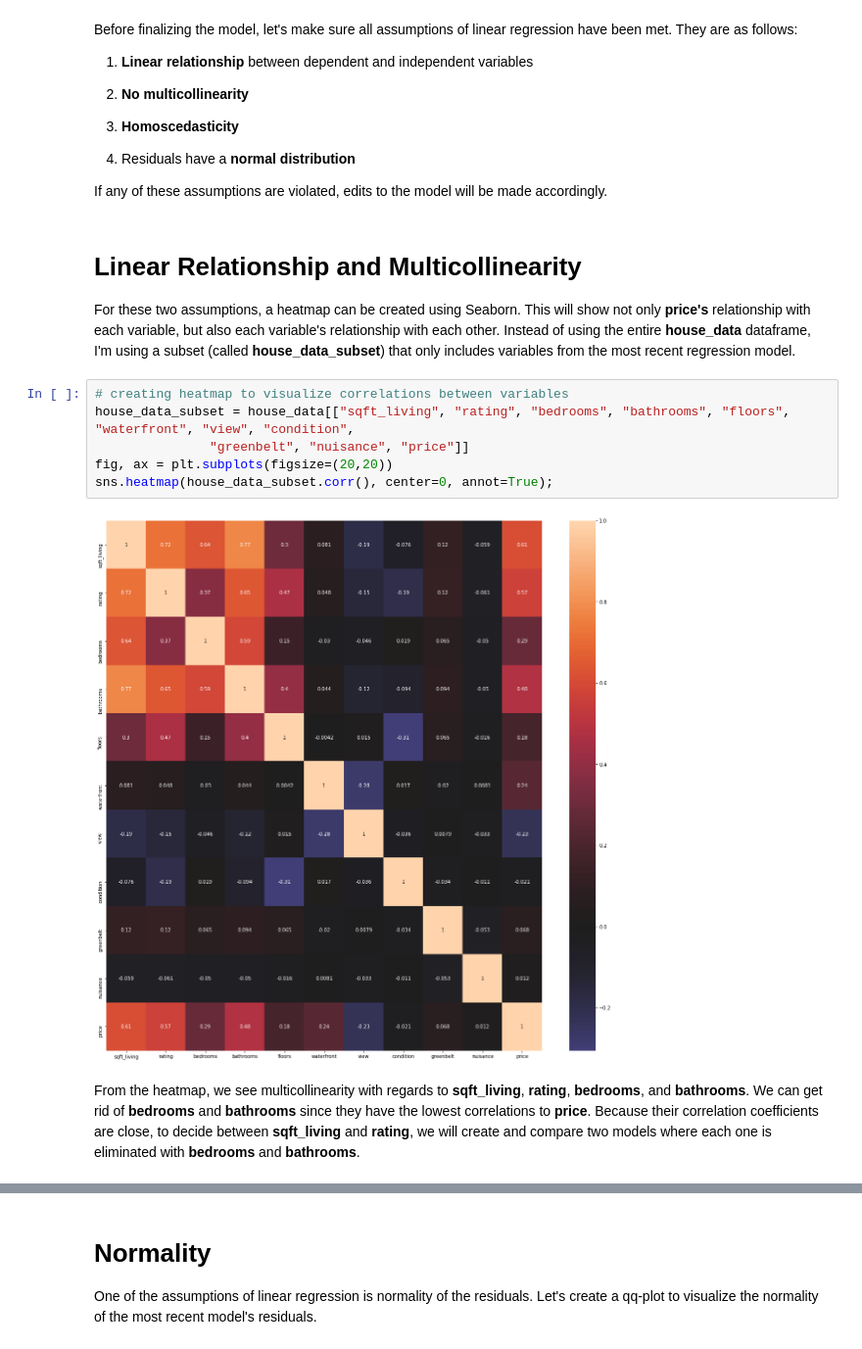
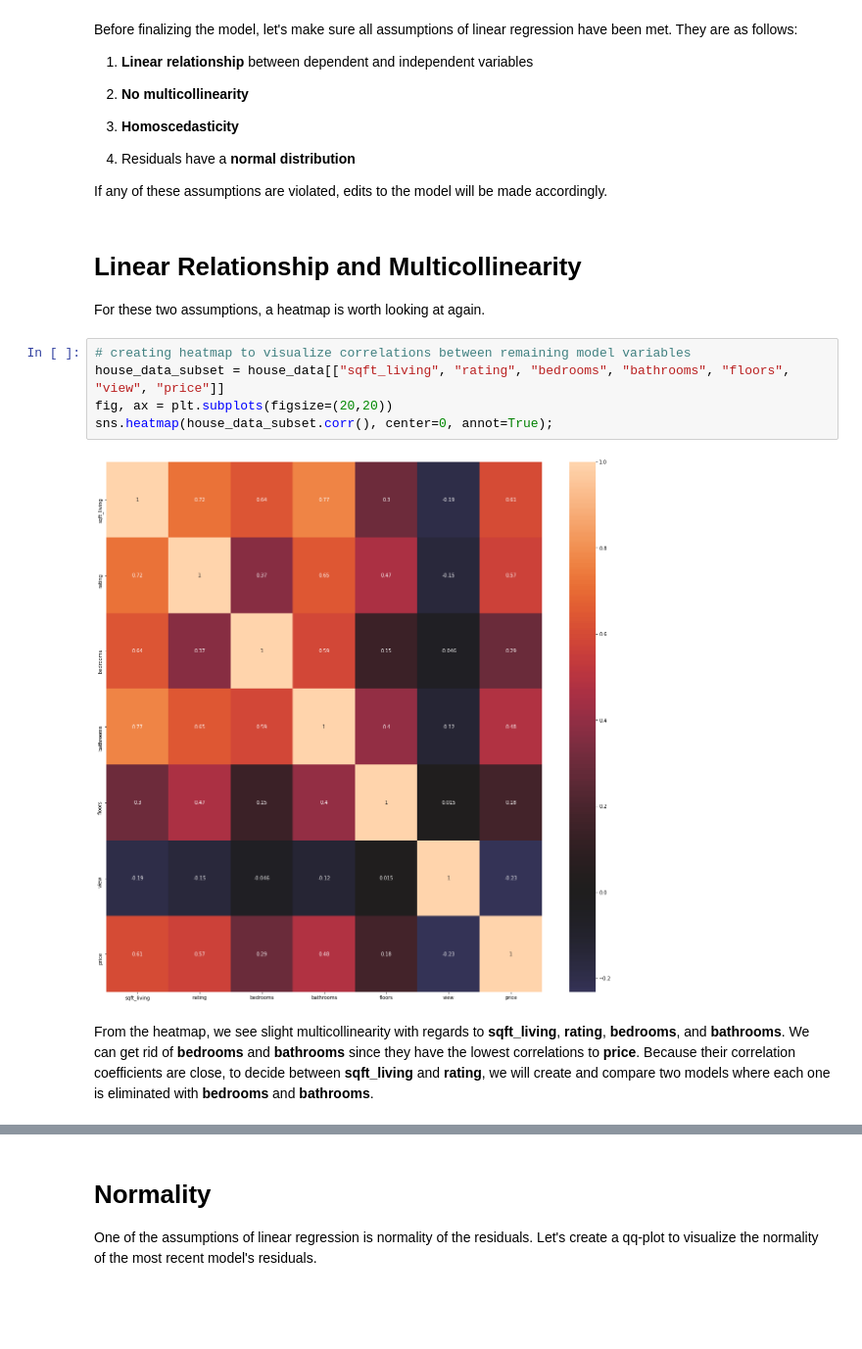
Before and after one commit to jbenedito99/dsc-phase-2-project-v2-5, a Jupyter notebook: student.ipynb, the cells around one changed output, grey strips where cells are left out. Shown at 98% size. Cells and saved outputs as stored; diff of their text form; blank space fills up the shorter version.

```diff
--- a/student.ipynb
+++ b/student.ipynb
@@ -817,19 +925,18 @@ Before finalizing the model, let's make sure all assumptions of linear regressio
 4. Residuals have a <b>normal distribution</b>
 
 If any of these assumptions are violated, edits to the model will be made accordingly.
-# %% [markdown]
-# Linear Relationship and Multicollinearity
-
-For these two assumptions, a heatmap can be created using Seaborn. This will show not only <b>price's</b> relationship with each variable, but also each variable's relationship with each other. Instead of using the entire <b>house_data</b> dataframe, I'm using a subset (called <b>house_data_subset</b>) that only includes variables from the most recent regression model.
+# %% [markdown]
+# Linear Relationship and Multicollinearity
+
+For these two assumptions, a heatmap is worth looking at again.
 # %%
-# creating heatmap to visualize correlations between variables
-house_data_subset = house_data[["sqft_living", "rating", "bedrooms", "bathrooms", "floors", "waterfront", "view", "condition",
-               "greenbelt", "nuisance", "price"]]
+# creating heatmap to visualize correlations between remaining model variables
+house_data_subset = house_data[["sqft_living", "rating", "bedrooms", "bathrooms", "floors", "view", "price"]]
 fig, ax = plt.subplots(figsize=(20,20))
 sns.heatmap(house_data_subset.corr(), center=0, annot=True);
 # %% [output]
-[figure, old version]
+[figure, new version]
 # %% [markdown]
-From the heatmap, we see multicollinearity with regards to <b>sqft_living</b>, <b>rating</b>, <b>bedrooms</b>, and <b>bathrooms</b>. We can get rid of <b>bedrooms</b> and <b>bathrooms</b> since they have the lowest correlations to <b>price</b>. Because their correlation coefficients are close, to decide between <b>sqft_living</b> and <b>rating</b>, we will create and compare two models where each one is eliminated with <b>bedrooms</b> and <b>bathrooms</b>.
+From the heatmap, we see slight multicollinearity with regards to <b>sqft_living</b>, <b>rating</b>, <b>bedrooms</b>, and <b>bathrooms</b>. We can get rid of <b>bedrooms</b> and <b>bathrooms</b> since they have the lowest correlations to <b>price</b>. Because their correlation coefficients are close, to decide between <b>sqft_living</b> and <b>rating</b>, we will create and compare two models where each one is eliminated with <b>bedrooms</b> and <b>bathrooms</b>.
 # %%
 # editing linear regression model
```
Also changed, not shown: parts of 37 cells of this notebook.
